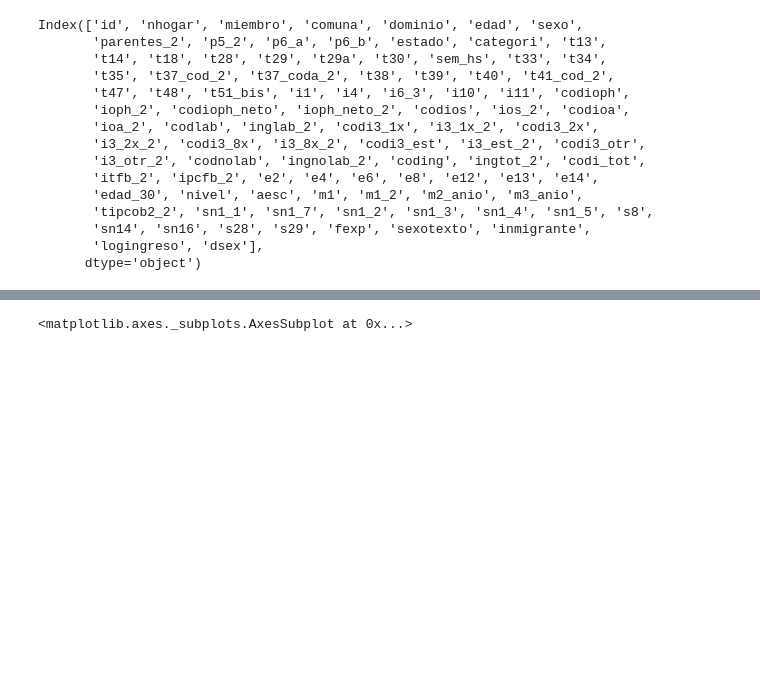
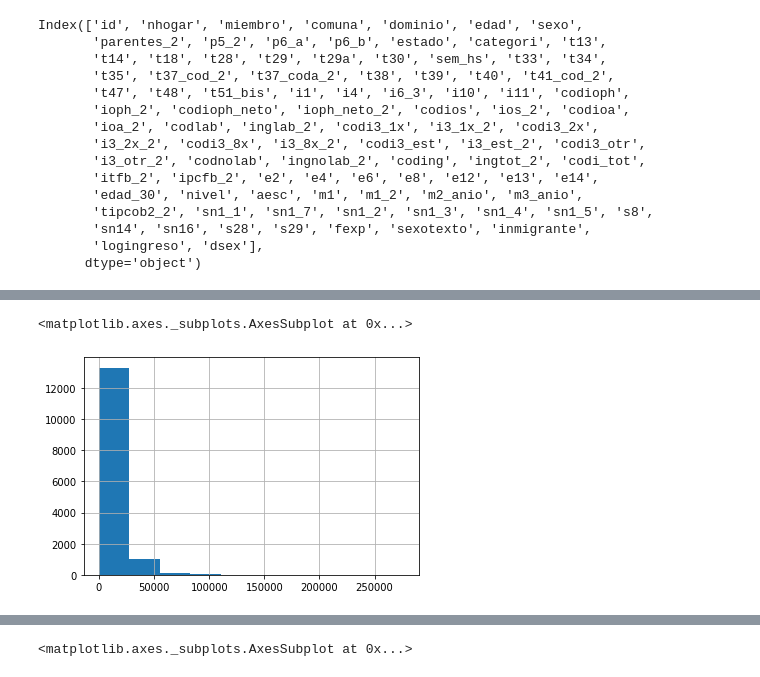
Before and after one commit to rpasquini/herramientas-econometricas-2022, a Jupyter notebook: CEF.ipynb, the cells around one changed output, grey strips where cells are left out. Cells and saved outputs as stored; diff of their text form; code cells hidden in the pictures; blank space fills up the shorter version.

```diff
--- a/CEF.ipynb
+++ b/CEF.ipynb
@@ -42,0 +207,5 @@ Index(['id', 'nhogar', 'miembro', 'comuna', 'dominio', 'edad', 'sexo',
+# %%
+df["ingtot_2"].hist()
+# %% [output]
+<matplotlib.axes._subplots.AxesSubplot at 0x...>
+[figure, added]
```
Also changed, not shown: parts of 58 cells of this notebook.
